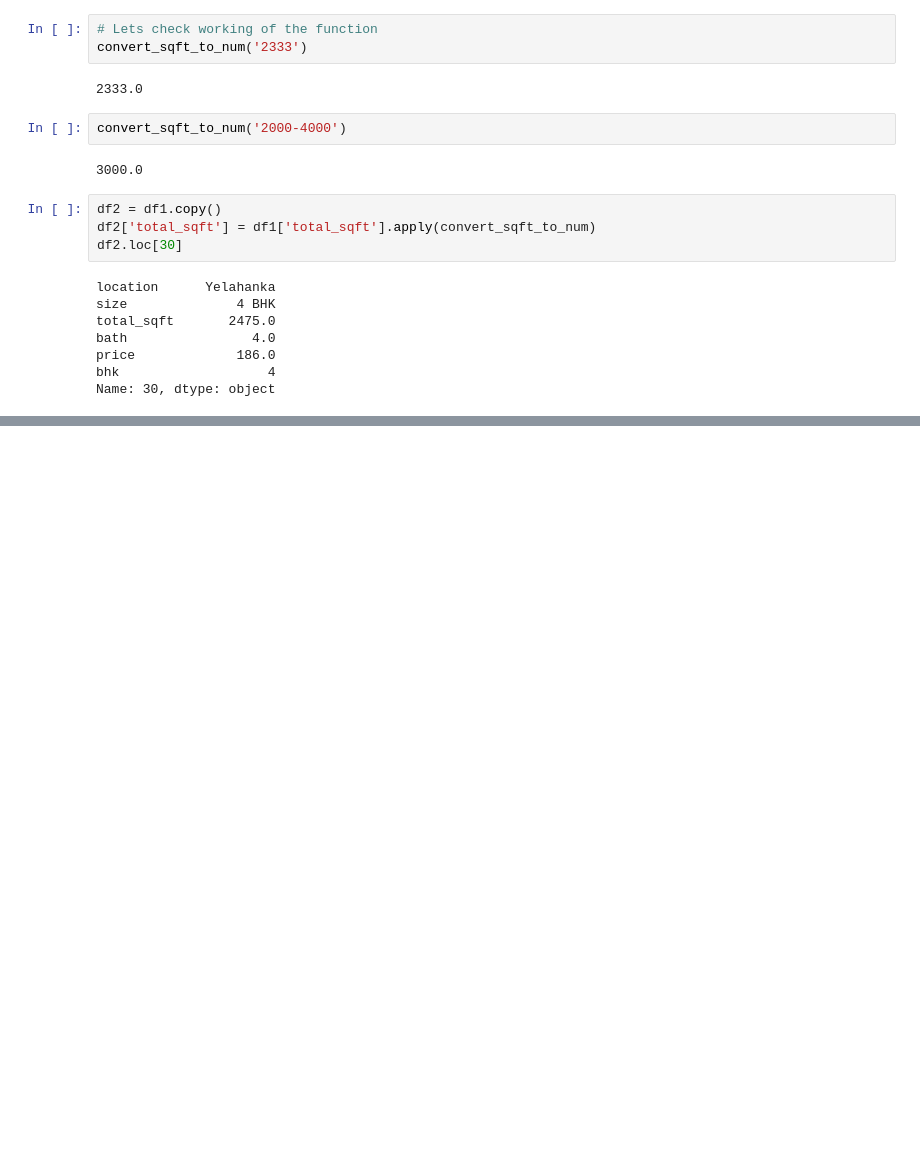
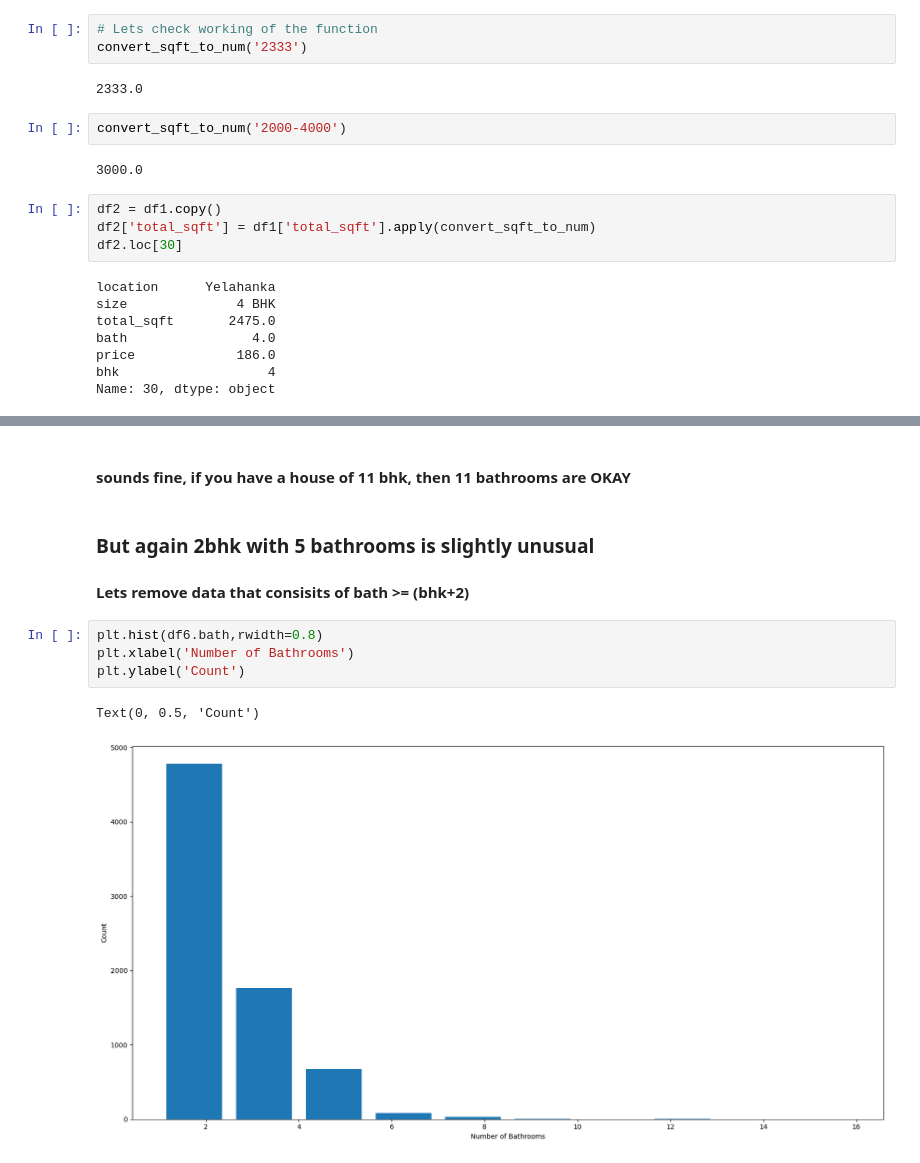
Before and after one commit to Mansivjain00/Data-Science-Projects, a Jupyter notebook: Real Estate Price Prediction/Real Estate Price Prediction.ipynb, the cells around one changed output, grey strips where cells are left out. Drawn from its saved outputs; the diff is of its cells as text; blank space fills up the shorter version.

```diff
--- a/Real Estate Price Prediction/Real Estate Price Prediction.ipynb
+++ b/Real Estate Price Prediction/Real Estate Price Prediction.ipynb
@@ -166,0 +425,13 @@ Name: 30, dtype: object
+# %% [markdown]
+#### sounds fine, if you have a house of 11 bhk, then 11 bathrooms are OKAY
+# %% [markdown]
+### But again 2bhk with 5 bathrooms is slightly unusual
+
+#### Lets remove data that consisits of bath >= (bhk+2)
+# %%
+plt.hist(df6.bath,rwidth=0.8)
+plt.xlabel('Number of Bathrooms')
+plt.ylabel('Count')
+# %% [output]
+Text(0, 0.5, 'Count')
+[figure, added]
```
Also changed, not shown: parts of 46 cells of this notebook.
